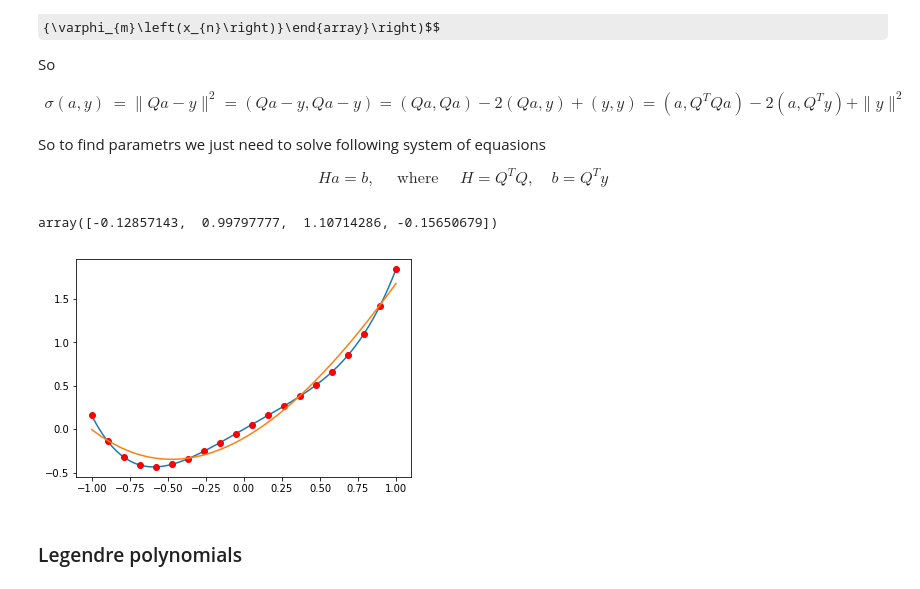
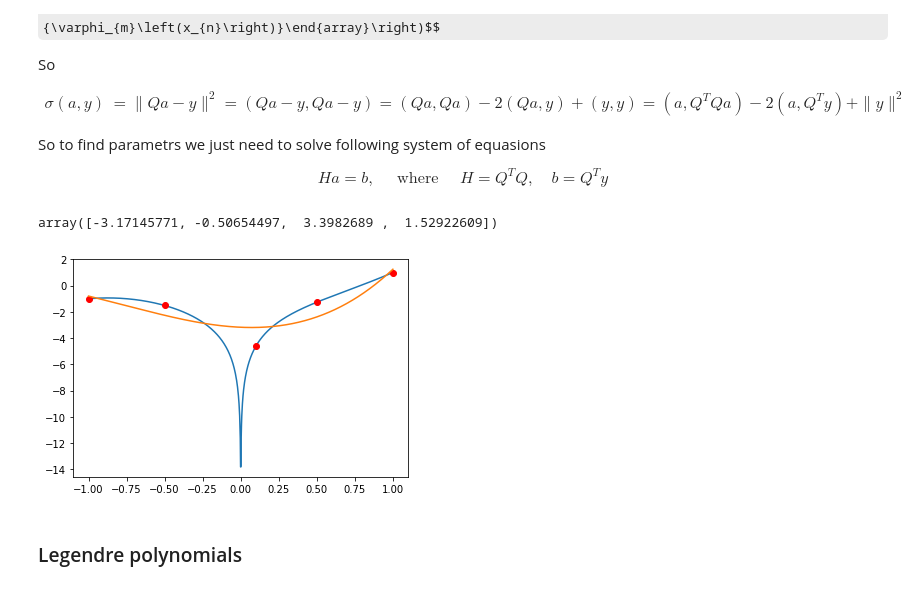
Before and after one commit to otzhora/numerical_methods-, a Jupyter notebook: approximation/approximation.ipynb, the cells around one changed output. Cells and saved outputs as stored; diff of their text form; code cells hidden in the pictures; some formulas as TeX source.

```diff
--- a/approximation/approximation.ipynb
+++ b/approximation/approximation.ipynb
@@ -7,12 +7,13 @@ bound = 1 #  boundary of interval
 n = 5 # number of app. points
 # %%
 def f(x):
-    return x**4 + np.sin(x)
+    return np.log(x ** 2) + x ** 3
 # %% [markdown]
 xt - points on which we will app. our function
 # %%
 def get_xt(f, bound=bound, n=n):
     x = np.linspace(bound, -bound, n)
+    x[x == 0] += 0.10 # since log(0) == -inf
     return (f(x), x)
 # %%
 def plot_ogiginal_function(bound=bound, n=n):
@@ -81,7 +81,7 @@ def get_coefs_p(bound=bound, power_of_polynom=power_of_polynom, n=n):
 # %%
 get_coefs_p()
 # %% [output]
-array([-0.12857143,  0.99797777,  1.10714286, -0.15650679])
+array([-3.17145771, -0.50654497,  3.3982689 ,  1.52922609])
 # %%
 def plot_app_p(bound=bound, n=n, power_of_polynom=power_of_polynom):
     plot_ogiginal_function(bound, n)
@@ -93,9 +93,9 @@ def plot_app_p(bound=bound, n=n, power_of_polynom=power_of_polynom):
 
     x = get_xt(f, bound, n)[1]
 # %%
-plot_app_p(power_of_polynom=3, n=20)
+plot_app_p(power_of_polynom=3, n=5)
 # %% [output]
-[figure, old version]
+[figure, new version]
 # %% [markdown]
 ### Legendre polynomials
 # %% [markdown]
```
Also changed, not shown: parts of 7 cells of this notebook.
